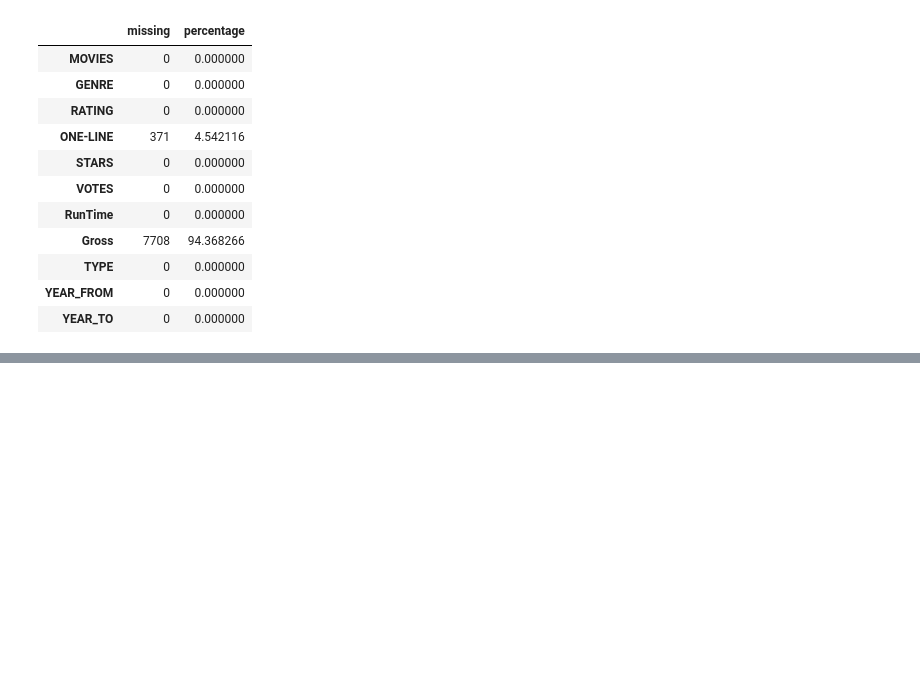
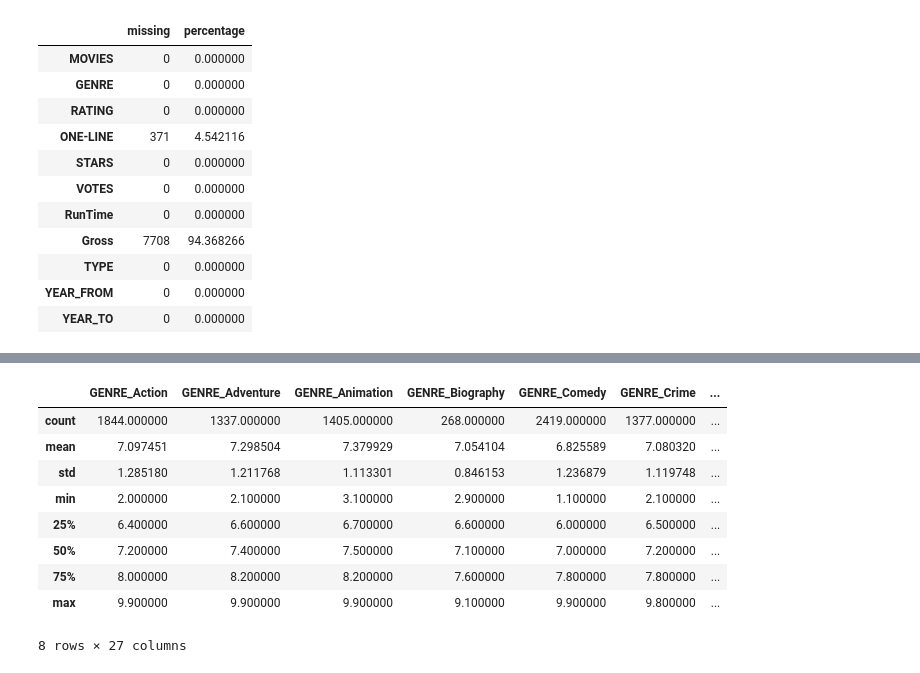
Before and after one commit to MonaTaghavi/dm-ann, a Jupyter notebook: notebooks/21dm-movie.ipynb, the cells around one changed output, grey strips where cells are left out. Cells and saved outputs as stored; diff of their text form; code cells hidden in the pictures; blank space fills up the shorter version.

Commit message:
cleaned data

```diff
--- a/notebooks/21dm-movie.ipynb
+++ b/notebooks/21dm-movie.ipynb
@@ -599,0 +656,4 @@ df.drop(columns=["MOVIES", "YEAR", "GENRE", "STARS", "ONE-LINE", "Gross",
+# %%
+columns = df.columns.tolist()
+genres = [col for col in columns if col.startswith("GENRE_")]
+genres
@@ -599,0 +678,8 @@ df.drop(columns=["MOVIES", "YEAR", "GENRE", "STARS", "ONE-LINE", "Gross",
+# %%
+genre_rating = {}
+for genre in genres:
+    ratings = df[df[genre] == 1]["RATING"]
+    genre_rating[genre] = ratings
+
+df_genre = pd.DataFrame.from_dict(genre_rating)
+df_genre.head()
@@ -599,0 +694,13 @@ df.drop(columns=["MOVIES", "YEAR", "GENRE", "STARS", "ONE-LINE", "Gross",
+# %%
+df_genre.describe()
+# %% [output]
+|  | GENRE_Action | GENRE_Adventure | GENRE_Animation | GENRE_Biography | GENRE_Comedy | GENRE_Crime | ... |
+| count | 1844.000000 | 1337.000000 | 1405.000000 | 268.000000 | 2419.000000 | 1377.000000 | ... |
+| mean | 7.097451 | 7.298504 | 7.379929 | 7.054104 | 6.825589 | 7.080320 | ... |
+| std | 1.285180 | 1.211768 | 1.113301 | 0.846153 | 1.236879 | 1.119748 | ... |
+| min | 2.000000 | 2.100000 | 3.100000 | 2.900000 | 1.100000 | 2.100000 | ... |
+| 25% | 6.400000 | 6.600000 | 6.700000 | 6.600000 | 6.000000 | 6.500000 | ... |
+| 50% | 7.200000 | 7.400000 | 7.500000 | 7.100000 | 7.000000 | 7.200000 | ... |
+| 75% | 8.000000 | 8.200000 | 8.200000 | 7.600000 | 7.800000 | 7.800000 | ... |
+| max | 9.900000 | 9.900000 | 9.900000 | 9.100000 | 9.900000 | 9.800000 | ... |
+8 rows × 27 columns
```
Also changed, not shown: parts of 35 cells of this notebook, 1 other file.
